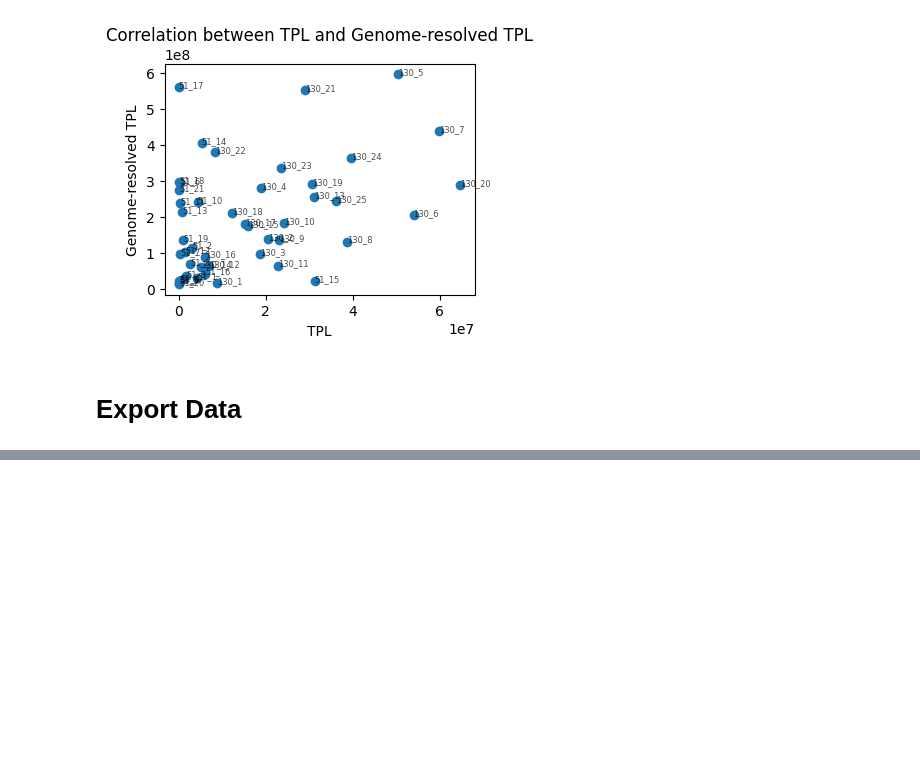
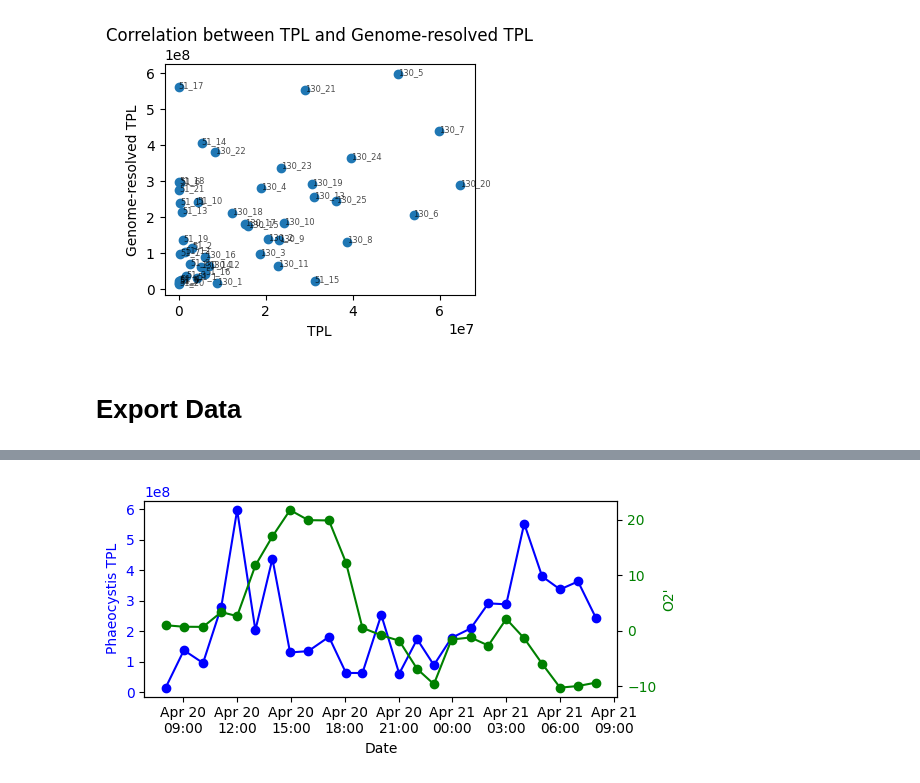
Before and after one commit to MichielPerneel/spring_campaign_2023, a Jupyter notebook: scripts/phaglo1_analysis.ipynb, the cells around one changed output, grey strips where cells are left out. Drawn from its saved outputs; the diff is of its cells as text; code cells hidden in the pictures; blank space fills up the shorter version.

```diff
--- a/scripts/phaglo1_analysis.ipynb
+++ b/scripts/phaglo1_analysis.ipynb
@@ -320,0 +323,30 @@ Saved long table to ../data/phaglo1_mapping/gene_expression/phaeo_long_tpm.csv w
+# %%
+# Aggregate TPL values across all genes for each sample
+df_sum = long_tpm_tpl.groupby('sample').agg({'TPL':'sum', 'Date':'first'}).reset_index()
+df_sum['Date'] = pd.to_datetime(df_sum['Date'], utc=True)
+df_sum = df_sum.sort_values('Date')
+
+# Read O2' data
+o2_prime = pd.read_csv('../data/analysis/O2prime.csv') # Comes from the biogeochemistry.R script
+
+# Convert to datetime
+o2_prime['Date'] = pd.to_datetime(o2_prime['Date'], utc=True)
+
+# Sort (important for interpolation)
+o2_prime = o2_prime.sort_values('Date')
+
+# Set Date as index for interpolation
+o2_interp = o2_prime.set_index('Date')
+
+# Reindex to gene sampling times
+o2_at_samples = o2_interp.reindex(df_sum['Date'], method='nearest')
+
+# Add interpolated O2' to dataframe
+df_sum['O2prime_interp'] = o2_at_samples['O2prime'].values
+
+# Extract station 130 samples
+df_130_sum = df_sum[df_sum['sample'].str.startswith('130')]
+
+# Add environmental data to df_130_sum
+env_data['Date'] = pd.to_datetime(env_data['Date'], utc=True)
+df_130_sum = df_130_sum.merge(env_data, left_on=['sample', 'Date'], right_on=['sample', 'Date'], how='left')
@@ -320,0 +376,17 @@ Saved long table to ../data/phaglo1_mapping/gene_expression/phaeo_long_tpm.csv w
+# %%
+# Plot both on the same figure with two y-axes
+fig, ax1 = plt.subplots(figsize=(6,3))
+ax1.plot(df_130_sum['Date'], df_130_sum['TPL'], marker='o', color='blue', label='Phaeocystis TPL')
+ax1.set_xlabel('Date')
+# Make x-axis ticks more readable, rotate and show hours
+ax1.xaxis.set_major_formatter(mdates.DateFormatter('%b %d\n%H:%M'))
+ax1.set_ylabel('Phaeocystis TPL', color='blue')
+ax1.tick_params(axis='y', labelcolor='blue')
+ax2 = ax1.twinx()
+ax2.plot(df_130_sum['Date'], df_130_sum['O2prime_interp'], marker='o', color='green', label='O2\'')
+ax2.set_ylabel('O2\'', color='green')
+ax2.tick_params(axis='y', labelcolor='green')
+fig.tight_layout()
+plt.show()
+# %% [output]
+[figure, added]
```
Also changed, not shown: parts of 10 cells of this notebook, 3 other files.
